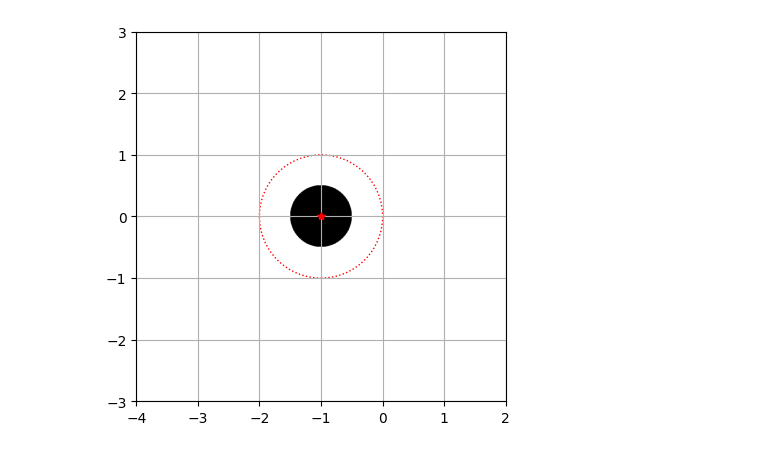
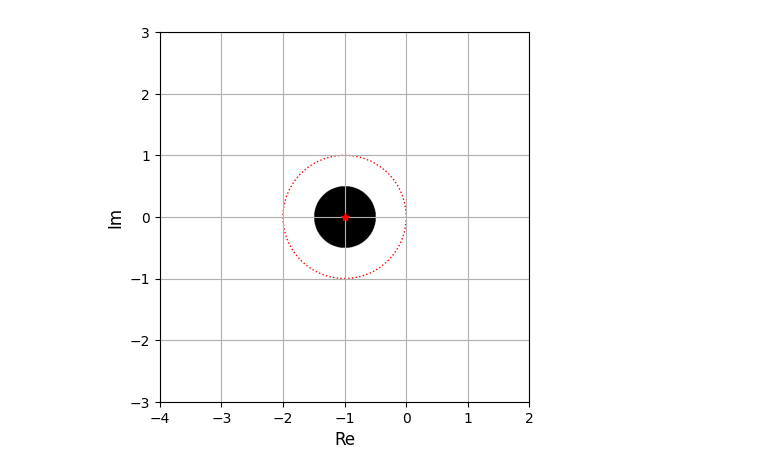
Before and after one commit to sholokhovalexey/active-noise-control, a Jupyter notebook: visuals.ipynb, the cells around one changed output. Cells and saved outputs as stored; diff of their text form; code cells hidden in the pictures.

```diff
--- a/visuals.ipynb
+++ b/visuals.ipynb
@@ -49,16 +49,19 @@ z = (xx + 1j * yy)
 # %%
 plt.imshow(constraint_circle(z) < 0, cmap="gray", extent=h_range+v_range);
 
 plt.plot(-1, 0, "*r")
 
 ax = plt.gca()
 circle = plt.Circle((-1, 0), 1, color="r", linestyle=":", fill=False)
 ax.add_patch(circle);
 
+plt.xlabel("Re", fontsize=12);
+plt.ylabel("Im", fontsize=12);
+
 plt.grid(which="both");
 # plt.axis("equal");
 # %% [output]
-[figure, old version]
+[figure, new version]
 # %%
 names = ["constraint_parabola", "constraint_hyperbola"]
 constraints = [constraint_parabola, constraint_hyperbola]
```
Also changed, not shown: parts of 1 cell of this notebook, 11 other files.
